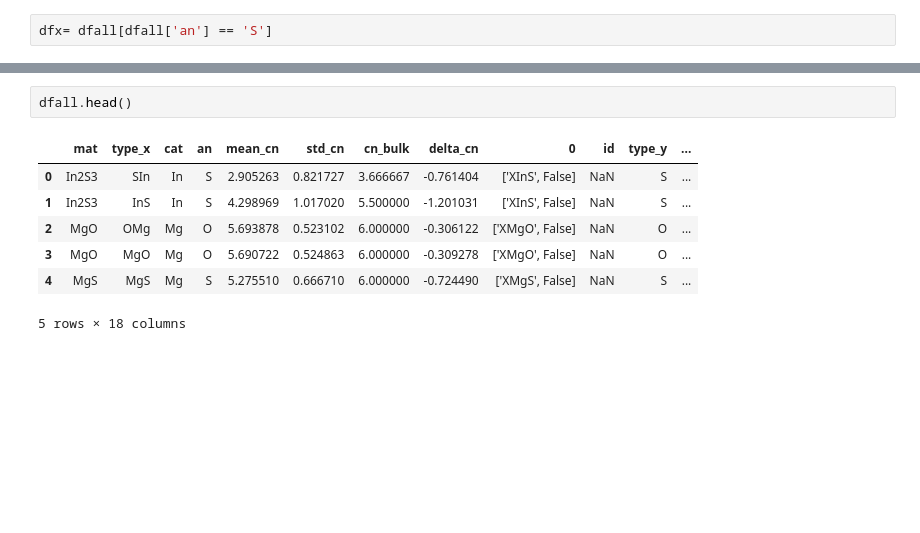
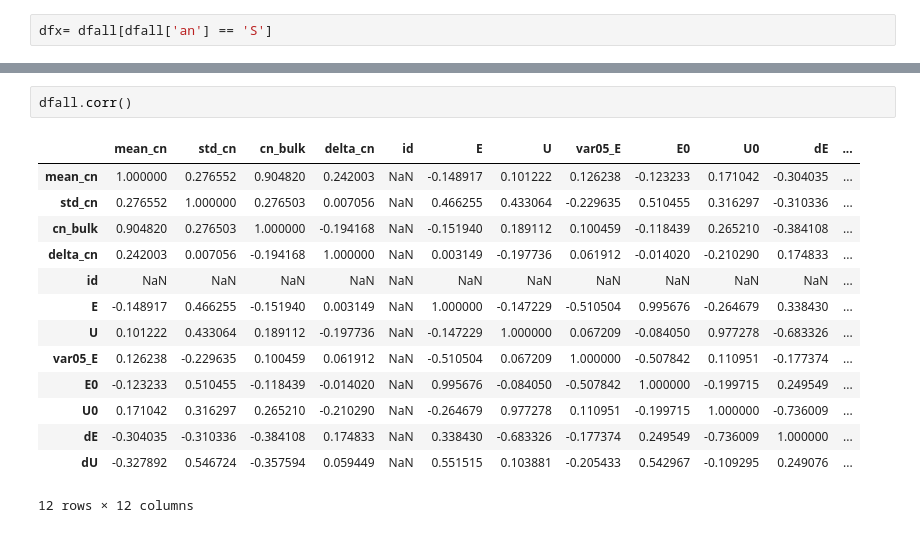
Before and after one commit to pzawadzk/IPython-NB-amorphous, a Jupyter notebook: R2_SON_structures.ipynb, the cells around one changed output, grey strips where cells are left out. Cells and saved outputs as stored; diff of their text form; blank space fills up the shorter version.

```diff
--- a/R2_SON_structures.ipynb
+++ b/R2_SON_structures.ipynb
@@ -330,13 +332,20 @@ scatter_matrix(dfall[['mean_cn',  'std_cn', 'cn_bulk', 'delta_cn', 'dE', 'U0']],
 # %%
-dfall.head()
+dfall.corr()
 # %% [output]
-|  | mat | type_x | cat | an | mean_cn | std_cn | cn_bulk | delta_cn | 0 | id | type_y | ... |
-| 0 | In2S3 | SIn | In | S | 2.905263 | 0.821727 | 3.666667 | -0.761404 | ['XInS', False] | NaN | S | ... |
-| 1 | In2S3 | InS | In | S | 4.298969 | 1.017020 | 5.500000 | -1.201031 | ['XInS', False] | NaN | S | ... |
-| 2 | MgO | OMg | Mg | O | 5.693878 | 0.523102 | 6.000000 | -0.306122 | ['XMgO', False] | NaN | O | ... |
-| 3 | MgO | MgO | Mg | O | 5.690722 | 0.524863 | 6.000000 | -0.309278 | ['XMgO', False] | NaN | O | ... |
-| 4 | MgS | MgS | Mg | S | 5.275510 | 0.666710 | 6.000000 | -0.724490 | ['XMgS', False] | NaN | S | ... |
+|  | mean_cn | std_cn | cn_bulk | delta_cn | id | E | U | var05_E | E0 | U0 | dE | ... |
+| mean_cn | 1.000000 | 0.276552 | 0.904820 | 0.242003 | NaN | -0.148917 | 0.101222 | 0.126238 | -0.123233 | 0.171042 | -0.304035 | ... |
+| std_cn | 0.276552 | 1.000000 | 0.276503 | 0.007056 | NaN | 0.466255 | 0.433064 | -0.229635 | 0.510455 | 0.316297 | -0.310336 | ... |
+| cn_bulk | 0.904820 | 0.276503 | 1.000000 | -0.194168 | NaN | -0.151940 | 0.189112 | 0.100459 | -0.118439 | 0.265210 | -0.384108 | ... |
+| delta_cn | 0.242003 | 0.007056 | -0.194168 | 1.000000 | NaN | 0.003149 | -0.197736 | 0.061912 | -0.014020 | -0.210290 | 0.174833 | ... |
+| id | NaN | NaN | NaN | NaN | NaN | NaN | NaN | NaN | NaN | NaN | NaN | ... |
+| E | -0.148917 | 0.466255 | -0.151940 | 0.003149 | NaN | 1.000000 | -0.147229 | -0.510504 | 0.995676 | -0.264679 | 0.338430 | ... |
+| U | 0.101222 | 0.433064 | 0.189112 | -0.197736 | NaN | -0.147229 | 1.000000 | 0.067209 | -0.084050 | 0.977278 | -0.683326 | ... |
+| var05_E | 0.126238 | -0.229635 | 0.100459 | 0.061912 | NaN | -0.510504 | 0.067209 | 1.000000 | -0.507842 | 0.110951 | -0.177374 | ... |
+| E0 | -0.123233 | 0.510455 | -0.118439 | -0.014020 | NaN | 0.995676 | -0.084050 | -0.507842 | 1.000000 | -0.199715 | 0.249549 | ... |
+| U0 | 0.171042 | 0.316297 | 0.265210 | -0.210290 | NaN | -0.264679 | 0.977278 | 0.110951 | -0.199715 | 1.000000 | -0.736009 | ... |
+| dE | -0.304035 | -0.310336 | -0.384108 | 0.174833 | NaN | 0.338430 | -0.683326 | -0.177374 | 0.249549 | -0.736009 | 1.000000 | ... |
+| dU | -0.327892 | 0.546724 | -0.357594 | 0.059449 | NaN | 0.551515 | 0.103881 | -0.205433 | 0.542967 | -0.109295 | 0.249076 | ... |
-5 rows × 18 columns
+12 rows × 12 columns
 # %%
 dfall.plot('cn_bulk', 'dE', kind = 'scatter')
 # %% [output]
```
Also changed, not shown: parts of 7 cells of this notebook, 1 other file.
